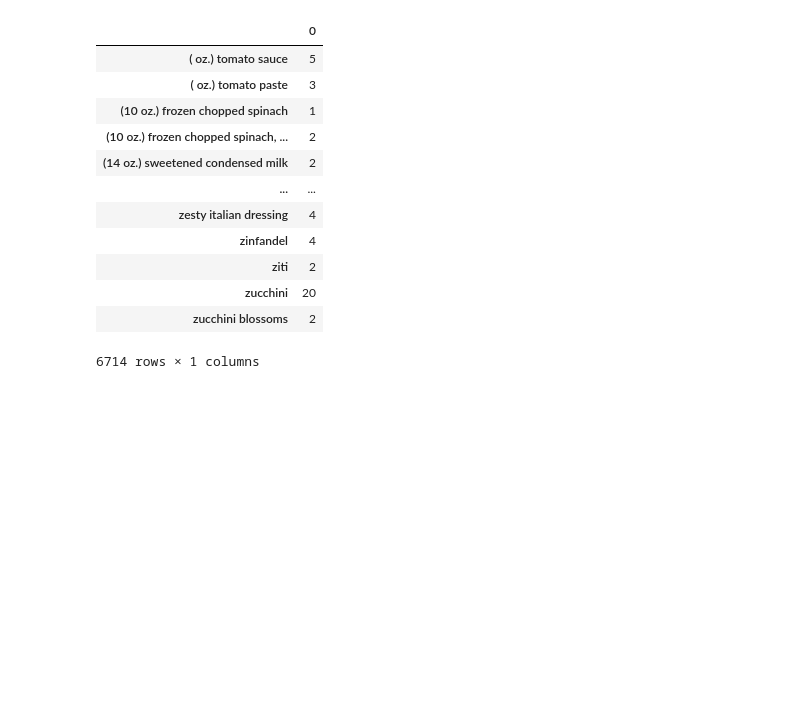
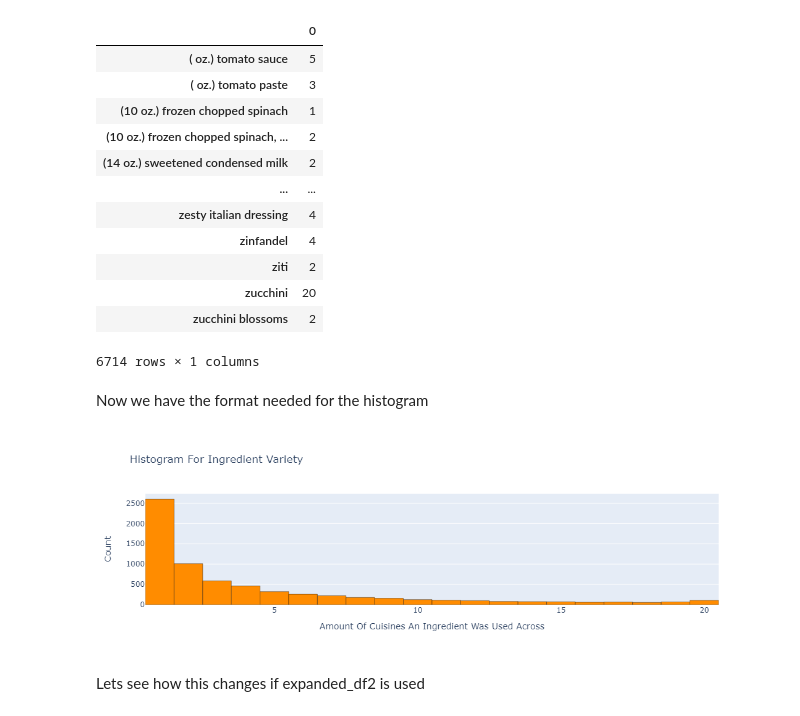
Before and after one commit to josh2894/Josh-Guo-Data-Science, a Jupyter notebook: Foods Project/Foods Project.ipynb, the cells around one changed output. Saved outputs shown, nothing was run; the diff lists cells and outputs as text; code cells hidden in the pictures; blank space fills up the shorter version.

```diff
--- a/Foods Project/Foods Project.ipynb
+++ b/Foods Project/Foods Project.ipynb
@@ -279,5 +262,7 @@ new_a
 # %%
-pd.DataFrame(new_a.sum(axis=0))
+variety_df = variety_df[ingredients] > 0
+variety_df = pd.DataFrame(variety_df.sum(axis=0))
+variety_df
 # %% [output]
 |  | 0 |
 | ( oz.) tomato sauce | 5 |
@@ -292,3 +277,16 @@ pd.DataFrame(new_a.sum(axis=0))
 | zucchini | 20 |
 | zucchini blossoms | 2 |
 6714 rows × 1 columns
+# %% [markdown]
+Now we have the format needed for the histogram
+# %%
+# Histogram
+fig = px.histogram(variety_df, x=0, title="Histogram For Ingredient Variety", labels={"0":"Cuisines"},
+                   color_discrete_sequence=["#ff8c00"])
+fig.update_layout(xaxis_title="Amount Of Cuisines An Ingredient Was Used Across", yaxis_title="Count")
+fig.update_traces(marker_line_width=0.4, marker_line_color="black")
+fig
+# %% [output]
+[figure, added]
+# %% [markdown]
+Lets see how this changes if expanded_df2 is used
```
Also changed, not shown: parts of 11 cells of this notebook.
